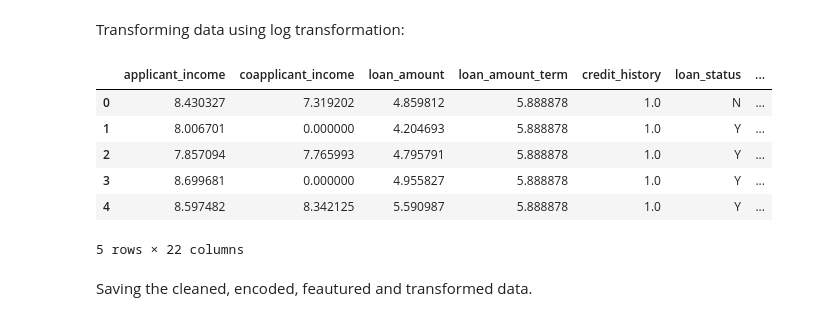
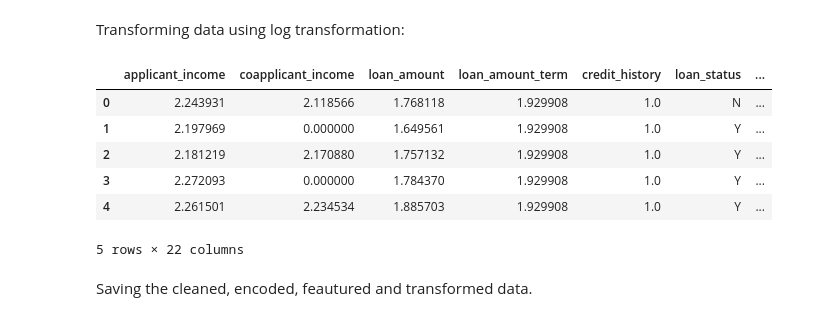
Before and after one commit to NOT-A-ROBOT-Michael/Machine_Learning_Course_Project, a Jupyter notebook: notebooks/DataPrep.ipynb, the cells around one changed output. Cells and saved outputs as stored; diff of their text form; code cells hidden in the pictures.

```diff
--- a/notebooks/DataPrep.ipynb
+++ b/notebooks/DataPrep.ipynb
@@ -13,7 +13,7 @@ from sklearn.preprocessing import StandardScaler
 # %% [markdown]
 Load data from csv file and inspect format:
 # %%
-df = pd.read_csv('C:\\Users\Maretha\Documents\GitHub\Machine_Learning_Course_Project1_GroupM\data\RawData.csv')
+df = pd.read_csv('C:\\Users\\iyesme\\repos\\Machine_Learning_Course_Project_GroupM\\data\\raw_data.csv')
 df.head()
 # %% [output]
 |  | Loan_ID | Gender | Married | Dependents | Education | Self_Employed | ApplicantIncome | CoapplicantIncome | ... |
@@ -358,7 +358,7 @@ Text(0.5, 0, 'Loan Amount')
 # %% [markdown]
 Encoding categroical variables:
 # %%
-ohe = OneHotEncoder(sparse=False)
+ohe = OneHotEncoder(handle_unknown='ignore', sparse_output=False)
 columns_encode = ['gender', 'married', 'dependents', 'education', 'self_employed', 'property_area']
 encoded_columns = ohe.fit_transform(clean_df[columns_encode])
 new_columns = ohe.get_feature_names_out(columns_encode)
@@ -379,11 +379,11 @@ clean_encoded_df.head()
 # %% [markdown]
 Feauture Engineering by adding a new column for total income by combining applicant income and co-applicant income.
 # %%
-clean_encoded_df['total_income'] = clean_encoded_df['applicant_income'] + clean_encoded_df['coapplicant_income']
+#clean_encoded_df['total_income'] = clean_encoded_df['applicant_income'] + clean_encoded_df['coapplicant_income']
 
-clean_encoded_featured_df= clean_encoded_df.copy()
+#clean_encoded_featured_df= clean_encoded_df.copy()
 
-clean_encoded_featured_df.head()
+#clean_encoded_featured_df.head()
 # %% [output]
 |  | applicant_income | coapplicant_income | loan_amount | loan_amount_term | credit_history | loan_status | ... |
 | 0 | 4583 | 1508.0 | 128.0 | 360.0 | 1.0 | N | ... |
@@ -395,19 +395,19 @@ clean_encoded_featured_df.head()
 # %% [markdown]
 Transforming data using log transformation:
 # %%
-skewed_features = ['applicant_income', 'coapplicant_income', 'loan_amount', 'loan_amount_term', 'total_income']
-clean_encoded_featured_df[skewed_features] = np.log1p(clean_encoded_featured_df[skewed_features])
+skewed_features = ['applicant_income', 'coapplicant_income', 'loan_amount', 'loan_amount_term']# ,'total_income'
+clean_encoded_df[skewed_features] = np.log1p(clean_encoded_df[skewed_features])
 
-clean_encoded_featured_transformed_df = clean_encoded_featured_df.copy()
+clean_encoded_featured_transformed_df = clean_encoded_df.copy()
 
 clean_encoded_featured_transformed_df.head()
 # %% [output]
 |  | applicant_income | coapplicant_income | loan_amount | loan_amount_term | credit_history | loan_status | ... |
-| 0 | 8.430327 | 7.319202 | 4.859812 | 5.888878 | 1.0 | N | ... |
-| 1 | 8.006701 | 0.000000 | 4.204693 | 5.888878 | 1.0 | Y | ... |
-| 2 | 7.857094 | 7.765993 | 4.795791 | 5.888878 | 1.0 | Y | ... |
-| 3 | 8.699681 | 0.000000 | 4.955827 | 5.888878 | 1.0 | Y | ... |
-| 4 | 8.597482 | 8.342125 | 5.590987 | 5.888878 | 1.0 | Y | ... |
+| 0 | 2.243931 | 2.118566 | 1.768118 | 1.929908 | 1.0 | N | ... |
+| 1 | 2.197969 | 0.000000 | 1.649561 | 1.929908 | 1.0 | Y | ... |
+| 2 | 2.181219 | 2.170880 | 1.757132 | 1.929908 | 1.0 | Y | ... |
+| 3 | 2.272093 | 0.000000 | 1.784370 | 1.929908 | 1.0 | Y | ... |
+| 4 | 2.261501 | 2.234534 | 1.885703 | 1.929908 | 1.0 | Y | ... |
 5 rows × 22 columns
 # %% [markdown]
 Saving the cleaned, encoded, feautured and transformed data.
```
Also changed, not shown: parts of 7 cells of this notebook, 20 other files.
